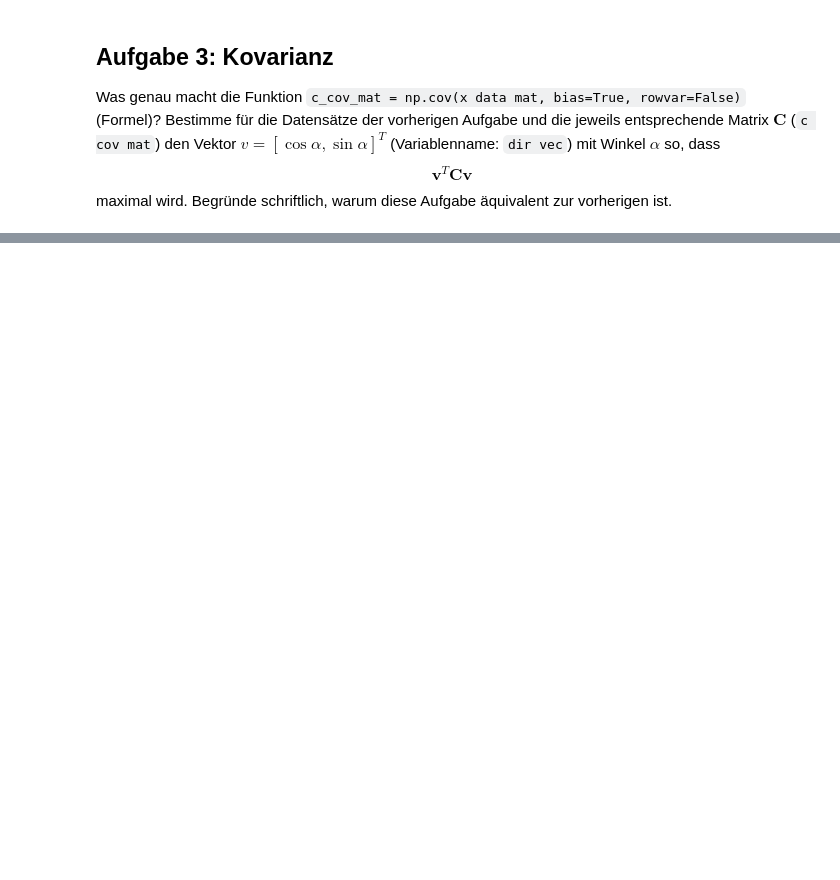
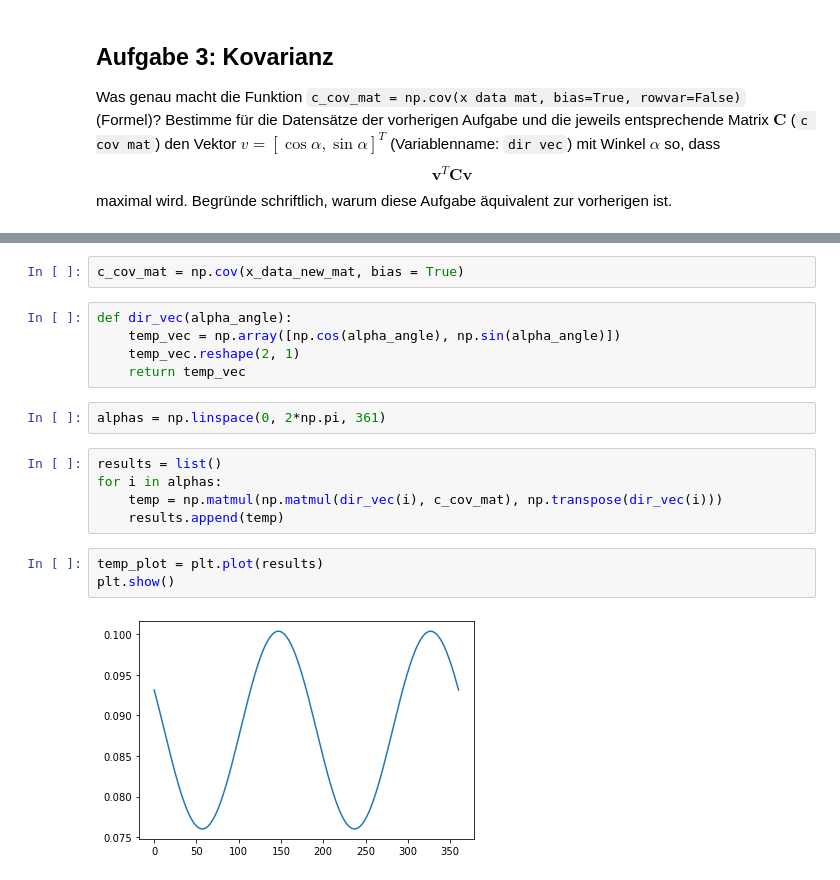
Before and after one commit to RMKruse/DataMiningInDerBioInf, a Jupyter notebook: uebung01/uebung01.ipynb, the cells around one changed output, grey strips where cells are left out. Saved outputs shown, nothing was run; the diff lists cells and outputs as text; blank space fills up the shorter version.

```diff
--- a/uebung01/uebung01.ipynb
+++ b/uebung01/uebung01.ipynb
@@ -352,0 +353,19 @@ $$
+# %%
+c_cov_mat = np.cov(x_data_new_mat, bias = True)
+# %%
+def dir_vec(alpha_angle):
+    temp_vec = np.array([np.cos(alpha_angle), np.sin(alpha_angle)])
+    temp_vec.reshape(2, 1)
+    return temp_vec
+# %%
+alphas = np.linspace(0, 2*np.pi, 361)
+# %%
+results = list()
+for i in alphas:
+    temp = np.matmul(np.matmul(dir_vec(i), c_cov_mat), np.transpose(dir_vec(i)))
+    results.append(temp)
+# %%
+temp_plot = plt.plot(results)
+plt.show()
+# %% [output]
+[figure, added]
```
Also changed, not shown: parts of 23 cells of this notebook.
